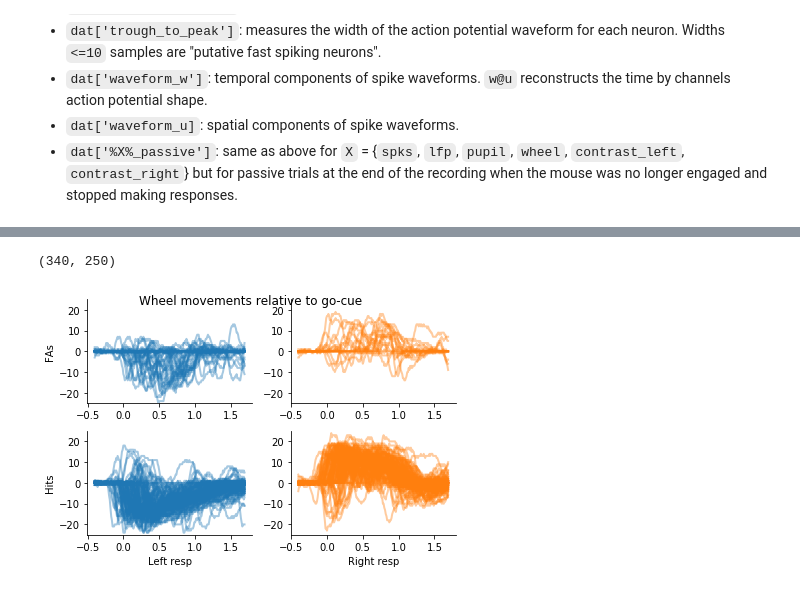
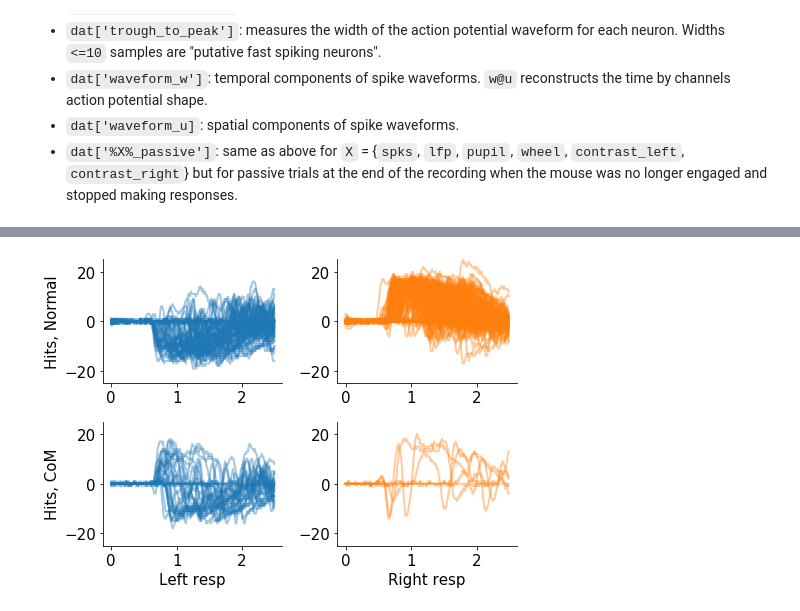
Before and after one commit to KceniaB/NMA_project, a Jupyter notebook: sam/Steinmetz_example_playground.ipynb, the cells around one changed output, grey strips where cells are left out. Saved outputs shown, nothing was run; the diff lists cells and outputs as text; code cells hidden in the pictures.

```diff
--- a/sam/Steinmetz_example_playground.ipynb
+++ b/sam/Steinmetz_example_playground.ipynb
@@ -144,14 +189,17 @@ plt.show()
 # %%
 wheelpos_raw = dat['wheel'][0]
-resp_time = dat['gocue']
-resp_time_idx = np.round((resp_time/0.01))
-resp_time_idx.astype(int)
+cue_time = dat['gocue']
+cue_time_idx = np.round((cue_time/0.01))
+cue_time_idx.astype(int)
+
+t_raw = np.arange(0,wheelpos_raw.shape[1]*binsize-binsize,binsize)
 
 binsize = 0.01 #in seconds
-t_win = [-.4,1.7] #in seconds
+t_win = [-.4,1.2] #in seconds
 t_steps = int(np.diff(np.array(t_win)/binsize))
-t = np.arange(t_win[0],t_win[1],binsize)
 
-wheelpos = np.zeros((len(resp_time),t_steps))
-for i,val in enumerate(resp_time_idx):
-    wheelpos[i,:] = wheelpos_raw[i,int(val+t_win[0]/binsize):int(val+t_win[1]/binsize)]
+t_cue = np.arange(t_win[0],t_win[1],binsize)
+wheelpos_cue = np.zeros((len(cue_time),t_steps))
+
+for i,val in enumerate(cue_time_idx):
+    wheelpos_cue[i,:] = wheelpos_raw[i,int(val+t_win[0]/binsize):int(val+t_win[1]/binsize)]
@@ -203,42 +254,48 @@ plt.show()
-# %%
-wheelpos_raw.shape
-# %% [output]
-(340, 250)
 # %%
-cols = plt.rcParams['axes.prop_cycle'].by_key()['color']
-trls_NR = nogo_no*(response==1)
-trls_NL = nogo_no*(response==-1)
-trls_GR = ~nogo_no*(response==1)
-trls_GL = ~nogo_no*(response==-1)
+#'Change of Mind' (com) trials are those where the mean direction of initial movement was in wrong direction
+# we define this over the window 'init_win', relative to the go cue
 
-resp_time = dat['response_time']
-resp_time_idx = np.round((resp_time/binsize))
-resp_time_idx.astype(int)
+# com_win = np.array([-0.2,0.1])
+# win = np.round((com_win - t_win[0])/binsize)
+# win.astype(int)
 
-plt.figure(figsize=[6,4])
+com_win = np.array([0.6,0.8])
+win = np.round(com_win/binsize)
+win.astype(int)
+
+wheelpos = wheelpos_raw
+t = t_raw
+
+trls_GR_com = ~nogo_no*(response==1)*(np.mean(wheelpos[:,int(win[0]):int(win[1])],axis=1)<0)
+trls_GL_com = ~nogo_no*(response==-1)*(np.mean(wheelpos[:,int(win[0]):int(win[1])],axis=1)>0)
+
+trls_GR_ok = ~nogo_no*(response==1)*(np.mean(wheelpos[:,int(win[0]):int(win[1])],axis=1)>=0)
+trls_GL_ok = ~nogo_no*(response==-1)*(np.mean(wheelpos[:,int(win[0]):int(win[1])],axis=1)<=0)
+
+
+
+plt.figure(figsize=[7,5])
 
 plt.subplot(221)
-plt.plot(t,wheelpos[np.where(trls_NL)].T,cols[0],alpha=.4,linewidth=2)
+plt.plot(t,wheelpos[np.where(trls_GL_ok)].T,cols[0],alpha=.4,linewidth=2)
 plt.ylim(-25,25)
-plt.ylabel('FAs')
+plt.ylabel('Hits, Normal')
 
 plt.subplot(222)
-plt.plot(t,wheelpos[np.where(trls_NR)].T,cols[1],alpha=.4,linewidth=2)
+plt.plot(t,wheelpos[np.where(trls_GR_ok)].T,cols[1],alpha=.4,linewidth=2)
 plt.ylim(-25,25)
 
 plt.subplot(223)
-plt.plot(t,wheelpos[np.where(trls_GL)].T,cols[0],alpha=.4,linewidth=2)
+plt.plot(t,wheelpos[np.where(trls_GL_com)].T,cols[0],alpha=.4,linewidth=2)
 plt.ylim(-25,25)
 plt.xlabel('Left resp')
-plt.ylabel('Hits')
+plt.ylabel('Hits, CoM')
 
 plt.subplot(224)
-plt.plot(t,wheelpos[np.where(trls_GR)].T,cols[1],alpha=.4,linewidth=2)
+plt.plot(t,wheelpos[np.where(trls_GR_com)].T,cols[1],alpha=.4,linewidth=2)
 plt.ylim(-25,25)
 plt.xlabel('Right resp')
 
-plt.suptitle("Wheel movements relative to go-cue")
-
-plt.show()
+plt.tight_layout()
 # %% [output]
-[figure, old version]
+[figure, new version]
```
Also changed, not shown: parts of 14 cells of this notebook, 1 other file.
